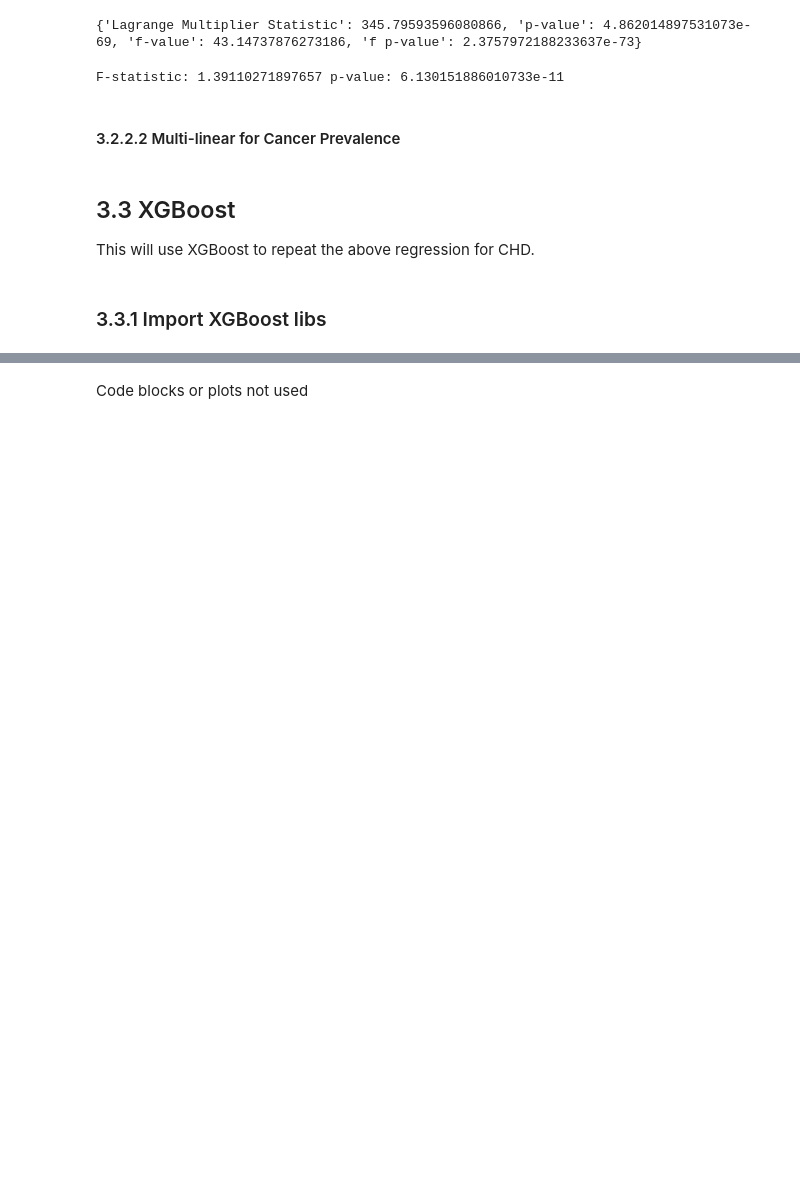
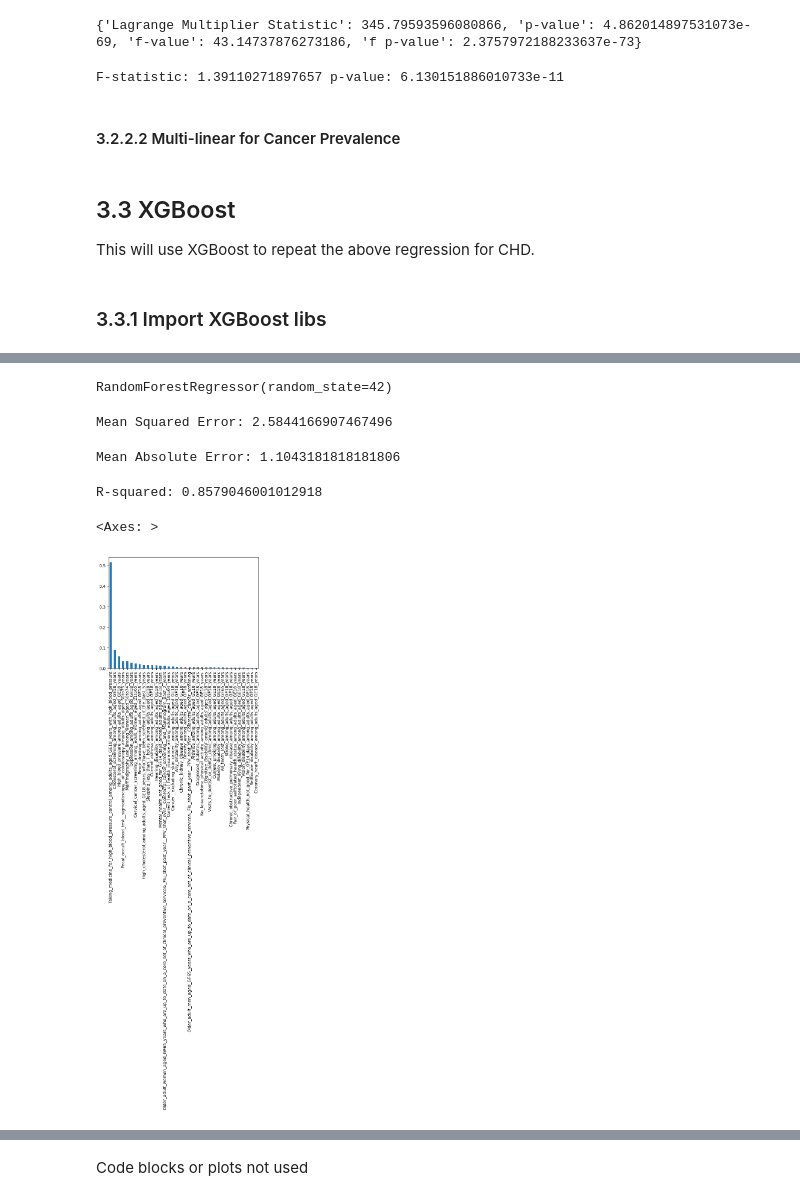
Before and after one commit to dereksgithub/cities_study_QM_Term_project, a Jupyter notebook: place_stat.ipynb, the cells around one changed output, grey strips where cells are left out. Drawn from its saved outputs; the diff is of its cells as text; code cells hidden in the pictures; blank space fills up the shorter version.

Commit message:
added random forest

```diff
--- a/place_stat.ipynb
+++ b/place_stat.ipynb
@@ -845,0 +849,54 @@ This will use XGBoost to repeat the above regression for CHD.
+# %%
+from sklearn.model_selection import train_test_split
+
+# Load your dataset
+# data = pd.read_csv('your_data.csv')
+
+# Splitting the data into features and target variable
+X = cdc_regression.iloc[:, :-1]  # all columns except the last one
+y = cdc_regression.iloc[:, -1]   # the last column
+
+# Splitting the dataset into training and testing sets
+X_train, X_test, y_train, y_test = train_test_split(X, y, test_size=0.2, random_state=42)
+# %%
+from sklearn.ensemble import RandomForestRegressor
+from sklearn.metrics import mean_squared_error
+
+# Initialize the Random Forest Regressor
+rf_regressor = RandomForestRegressor(n_estimators=100, random_state=42)
+
+# Train the model on the training data
+rf_regressor.fit(X_train, y_train)
+# %% [output]
+RandomForestRegressor(random_state=42)
+# %%
+# Make predictions on the test set
+y_pred = rf_regressor.predict(X_test)
+
+# Evaluate the model
+mse = mean_squared_error(y_test, y_pred)
+print("Mean Squared Error:", mse)
+# %% [output]
+Mean Squared Error: 2.5844166907467496
+# %%
+from sklearn.metrics import mean_absolute_error
+
+mae = mean_absolute_error(y_test, y_pred)
+print("Mean Absolute Error:", mae)
+# %% [output]
+Mean Absolute Error: 1.1043181818181806
+# %%
+from sklearn.metrics import r2_score
+
+r2 = r2_score(y_test, y_pred)
+print("R-squared:", r2)
+# %% [output]
+R-squared: 0.8579046001012918
+# %%
+feature_importances = rf_regressor.feature_importances_
+# Create a Series for easier plotting
+importances = pd.Series(feature_importances, index=X_train.columns)
+importances.sort_values(ascending=False).plot(kind='bar')
+# %% [output]
+<Axes: >
+[figure, added]
```
Also changed, not shown: parts of 8 cells of this notebook.
